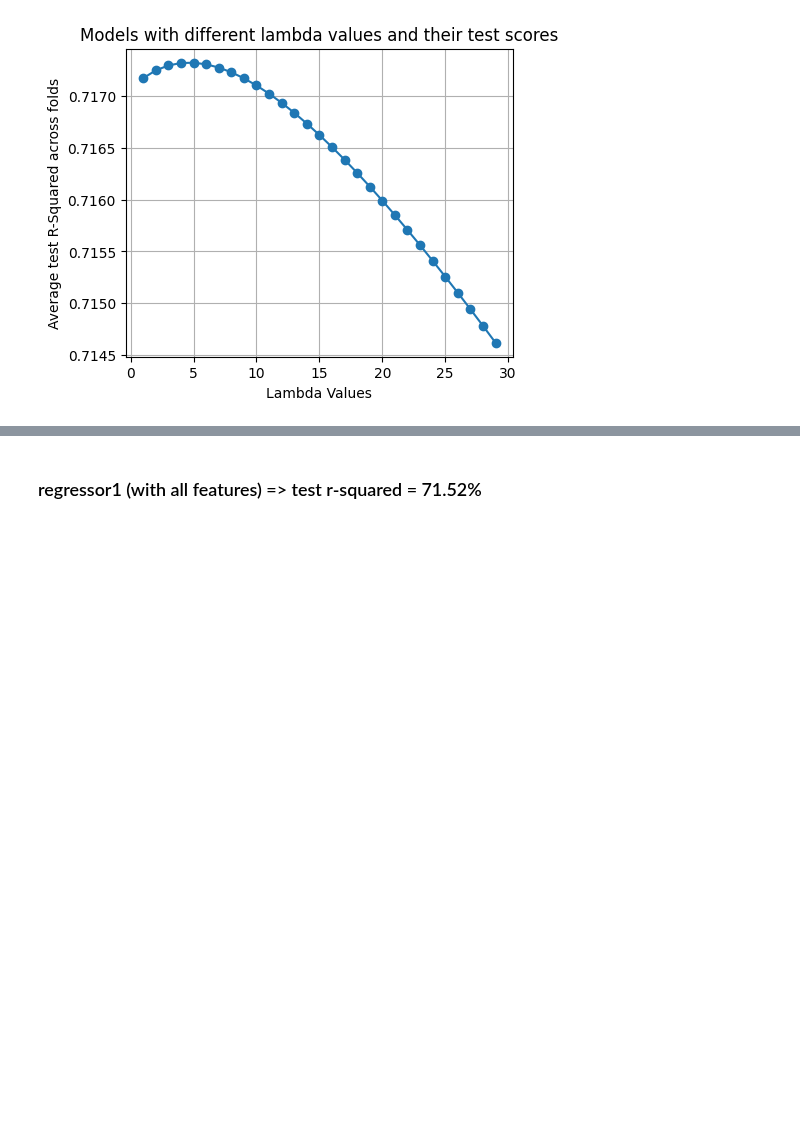
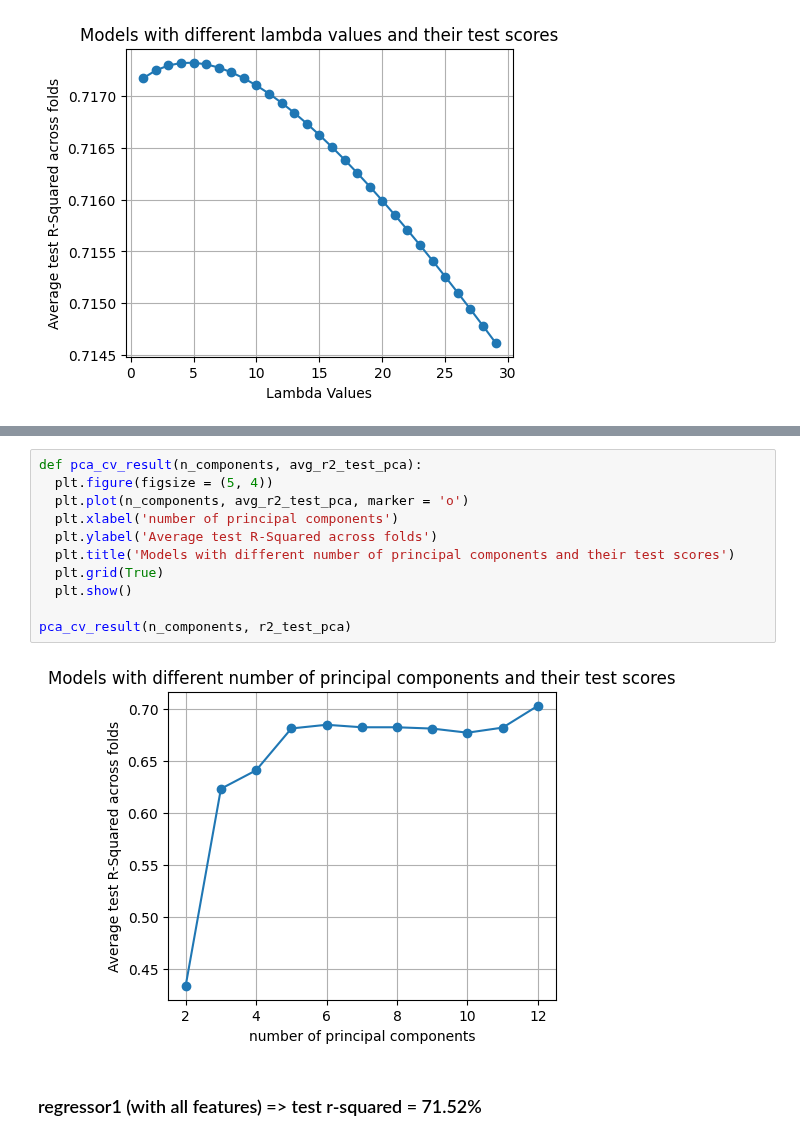
Before and after one commit to ROHIT779/ml-projects, a Jupyter notebook: regression-boston-housing/boston_housing.ipynb, the cells around one changed output, grey strips where cells are left out. Saved outputs shown, nothing was run; the diff lists cells and outputs as text; blank space fills up the shorter version.

```diff
--- a/regression-boston-housing/boston_housing.ipynb
+++ b/regression-boston-housing/boston_housing.ipynb
@@ -778,3 +806,16 @@ Explained variance ratio: [0.47420848 0.1109707  0.09305154 0.06843645 0.0629688
+# %%
+def pca_cv_result(n_components, avg_r2_test_pca):
+  plt.figure(figsize = (5, 4))
+  plt.plot(n_components, avg_r2_test_pca, marker = 'o')
+  plt.xlabel('number of principal components')
+  plt.ylabel('Average test R-Squared across folds')
+  plt.title('Models with different number of principal components and their test scores')
+  plt.grid(True)
+  plt.show()
+
+pca_cv_result(n_components, r2_test_pca)
+# %% [output]
+[figure, added]
 # %% [markdown]
 ### regressor1 (with all features) => test r-squared = 71.52%
 # %% [markdown]
```
Also changed, not shown: parts of 27 cells of this notebook.
